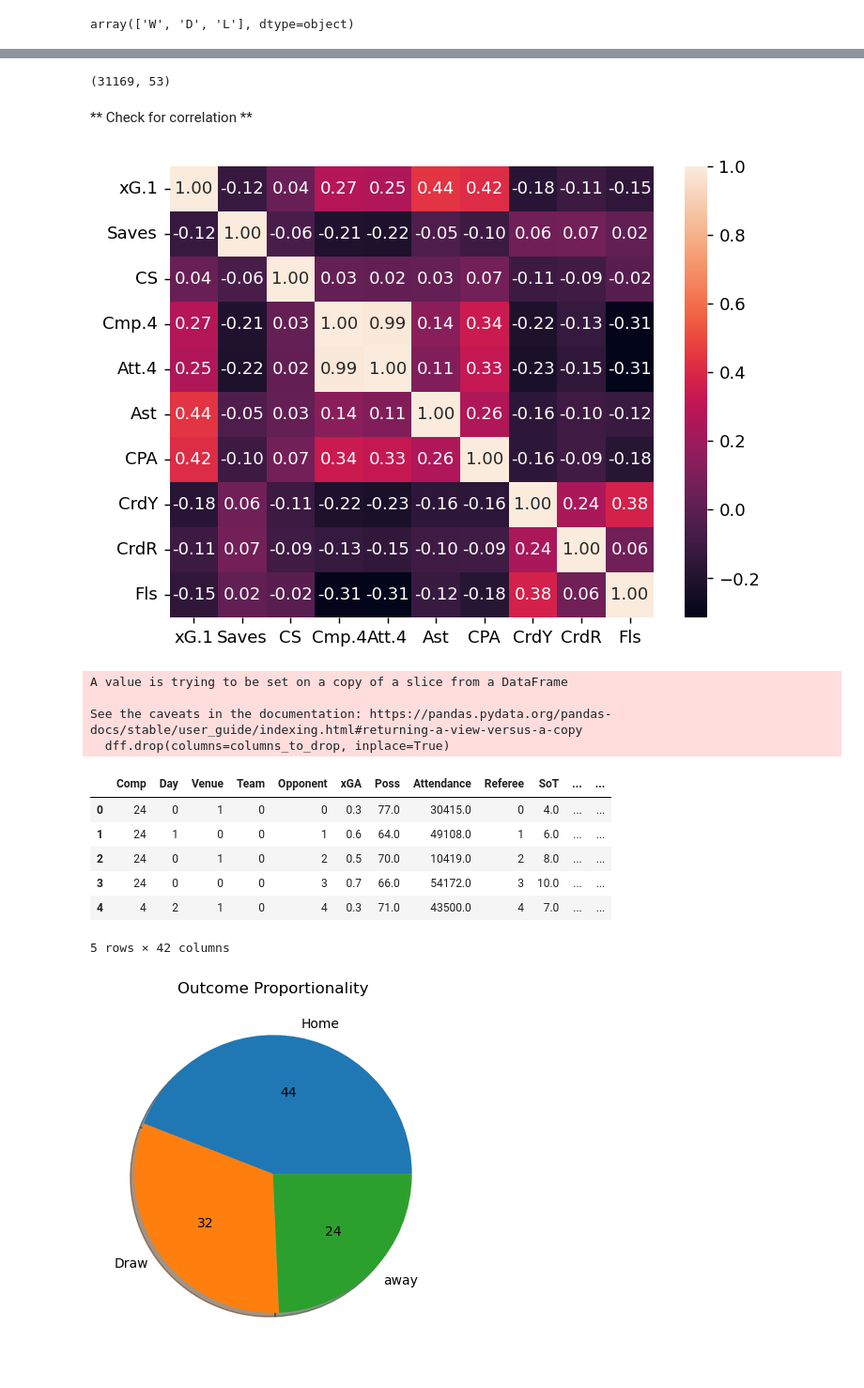
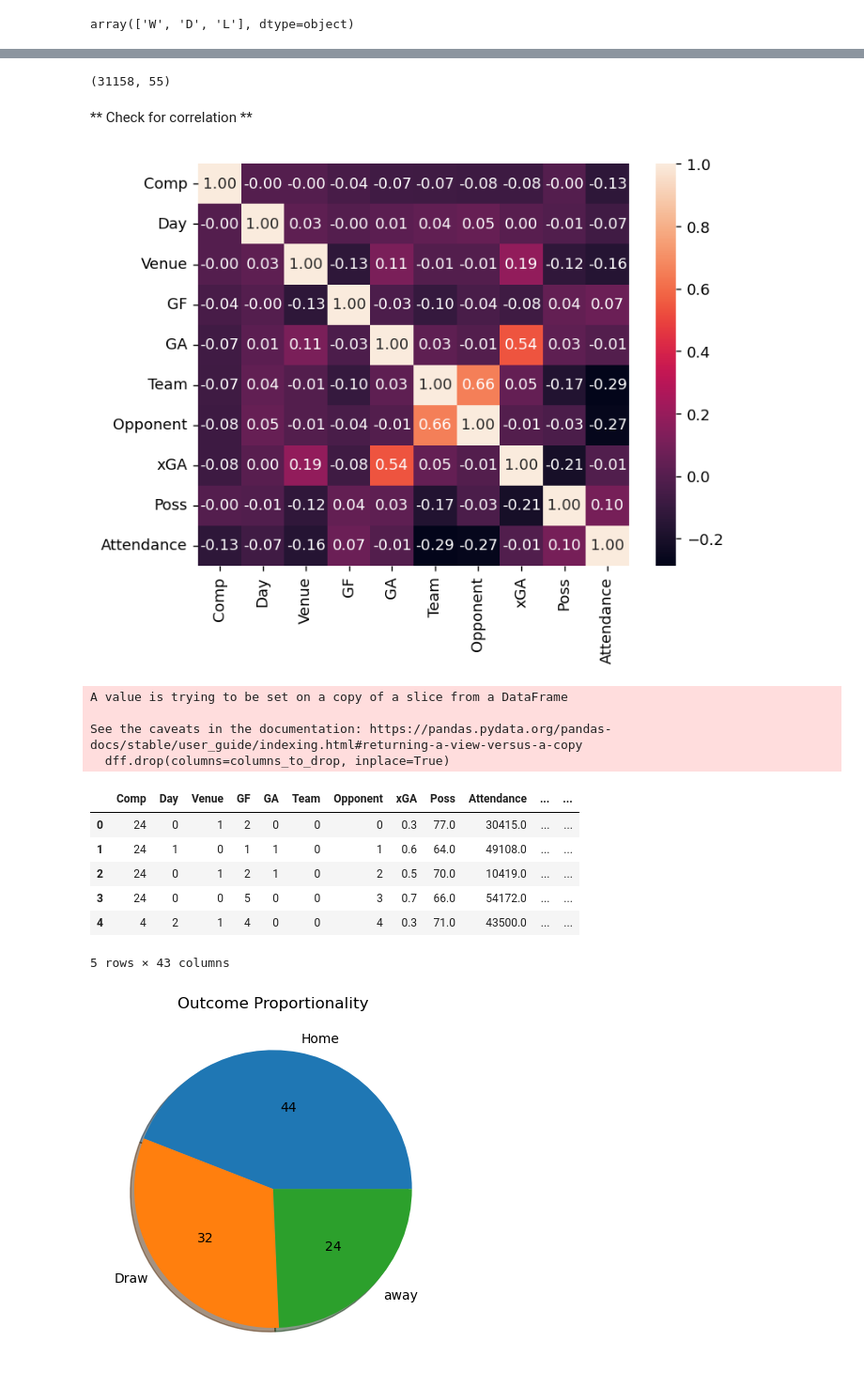
Before and after one commit to Moomad0373/Football-Predicting, a Jupyter notebook: Preproccess.ipynb, the cells around one changed output, grey strips where cells are left out. Shown: that part at 94% size. Cells and saved outputs as stored; diff of their text form; code cells hidden in the pictures.

```diff
--- a/Preproccess.ipynb
+++ b/Preproccess.ipynb
@@ -86,7 +96,7 @@ remove_columns = ['Cmp.1','Att.1','Cmp%.1','Cmp.2','Att.2','Cmp%.2','Cmp.3','Att
                  'O_Recov','O_Won','O_Lost','O_Won%',
                  'O_SoTA','O_Save%','O_PKatt','O_PKA','O_PKsv','O_PKm','O_Cmp','O_Att','O_Cmp%',
                  'O_Att (GK)','O_Thr','O_Launch%','O_AvgLen','O_Att.1','O_Launch%.1','O_AvgLen.1','O_Opp',
-                 'O_Stp','O_Stp%','O_#OPA','O_AvgDist', 'Time', 'Round', 'GF', 'GA', 'G-xG', 'O_G-xG', 'np:G-xG',
+                 'O_Stp','O_Stp%','O_#OPA','O_AvgDist', 'Time', 'Round', 'G-xG', 'O_G-xG', 'np:G-xG',
                  'O_np:G-xG', 'GCA', 'O_GCA', 'Formation'
                  ] # 145 columns
 # %%
@@ -253,6 +263,7 @@ data['O_CS'].fillna(np.mean(data['O_CS']), inplace=True)
 data['CS'].fillna(np.mean(data['CS']), inplace=True)
 data['O_Poss'].fillna(np.mean(data['O_Poss']), inplace=True)
 
+data.dropna(inplace=True)
 data.isna().sum()
 # %% [output]
 Comp          0
@@ -333,3 +344,9 @@ for col in data.columns:
     plt.ylabel('')
     plt.grid(True)
     plt.show()
+# %%
+
+data['GF'] = data['GF'].str.extract('(\d+)').astype(int)
+data['GA'] = data['GA'].str.extract('(\d+)').astype(int)
+
+print(data['GA'])
@@ -353,17 +383,17 @@ for col in data.columns:
 # %%
 dff.shape
 # %% [output]
-(31169, 53)
+(31158, 55)
 # %% [markdown]
 ** Check for correlation **
 # %%
 corr = dff.corr()
 
 plt.figure(dpi=130)
-sns.heatmap(dff.iloc[:,10:20].corr(), annot=True, fmt='.2f')
+sns.heatmap(dff.iloc[:,:10].corr(), annot=True, fmt='.2f')
 plt.show()
 # %% [output]
-[figure, old version]
+[figure, new version]
 # %%
 correlation_matrix = dff.corr().abs()
 highly_correlated_mask = correlation_matrix > 0.8
@@ -384,13 +414,13 @@ A value is trying to be set on a copy of a slice from a DataFrame
 
 See the caveats in the documentation: https://pandas.pydata.org/pandas-docs/stable/user_guide/indexing.html#returning-a-view-versus-a-copy
   dff.drop(columns=columns_to_drop, inplace=True)
-|  | Comp | Day | Venue | Team | Opponent | xGA | Poss | Attendance | Referee | SoT | ... | ... |
-| 0 | 24 | 0 | 1 | 0 | 0 | 0.3 | 77.0 | 30415.0 | 0 | 4.0 | ... | ... |
-| 1 | 24 | 1 | 0 | 0 | 1 | 0.6 | 64.0 | 49108.0 | 1 | 6.0 | ... | ... |
-| 2 | 24 | 0 | 1 | 0 | 2 | 0.5 | 70.0 | 10419.0 | 2 | 8.0 | ... | ... |
-| 3 | 24 | 0 | 0 | 0 | 3 | 0.7 | 66.0 | 54172.0 | 3 | 10.0 | ... | ... |
-| 4 | 4 | 2 | 1 | 0 | 4 | 0.3 | 71.0 | 43500.0 | 4 | 7.0 | ... | ... |
+|  | Comp | Day | Venue | GF | GA | Team | Opponent | xGA | Poss | Attendance | ... | ... |
+| 0 | 24 | 0 | 1 | 2 | 0 | 0 | 0 | 0.3 | 77.0 | 30415.0 | ... | ... |
+| 1 | 24 | 1 | 0 | 1 | 1 | 0 | 1 | 0.6 | 64.0 | 49108.0 | ... | ... |
+| 2 | 24 | 0 | 1 | 2 | 1 | 0 | 2 | 0.5 | 70.0 | 10419.0 | ... | ... |
+| 3 | 24 | 0 | 0 | 5 | 0 | 0 | 3 | 0.7 | 66.0 | 54172.0 | ... | ... |
+| 4 | 4 | 2 | 1 | 4 | 0 | 0 | 4 | 0.3 | 71.0 | 43500.0 | ... | ... |
-5 rows × 42 columns
+5 rows × 43 columns
 # %%
 plt.pie(dff['FTR'].value_counts(),
         labels=['Home', 'Draw', 'away'],
```
Also changed, not shown: parts of 15 cells of this notebook, 3 other files.
